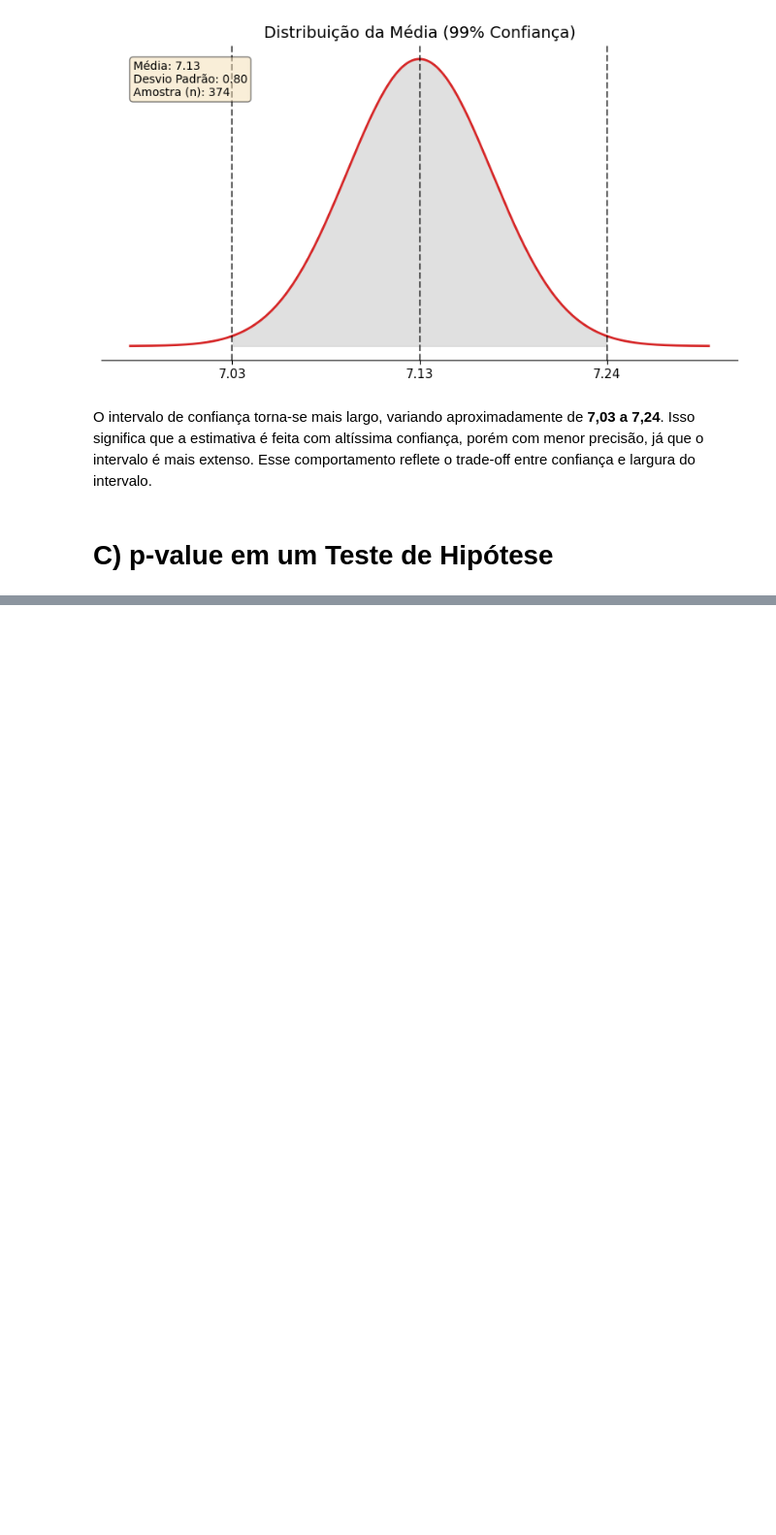
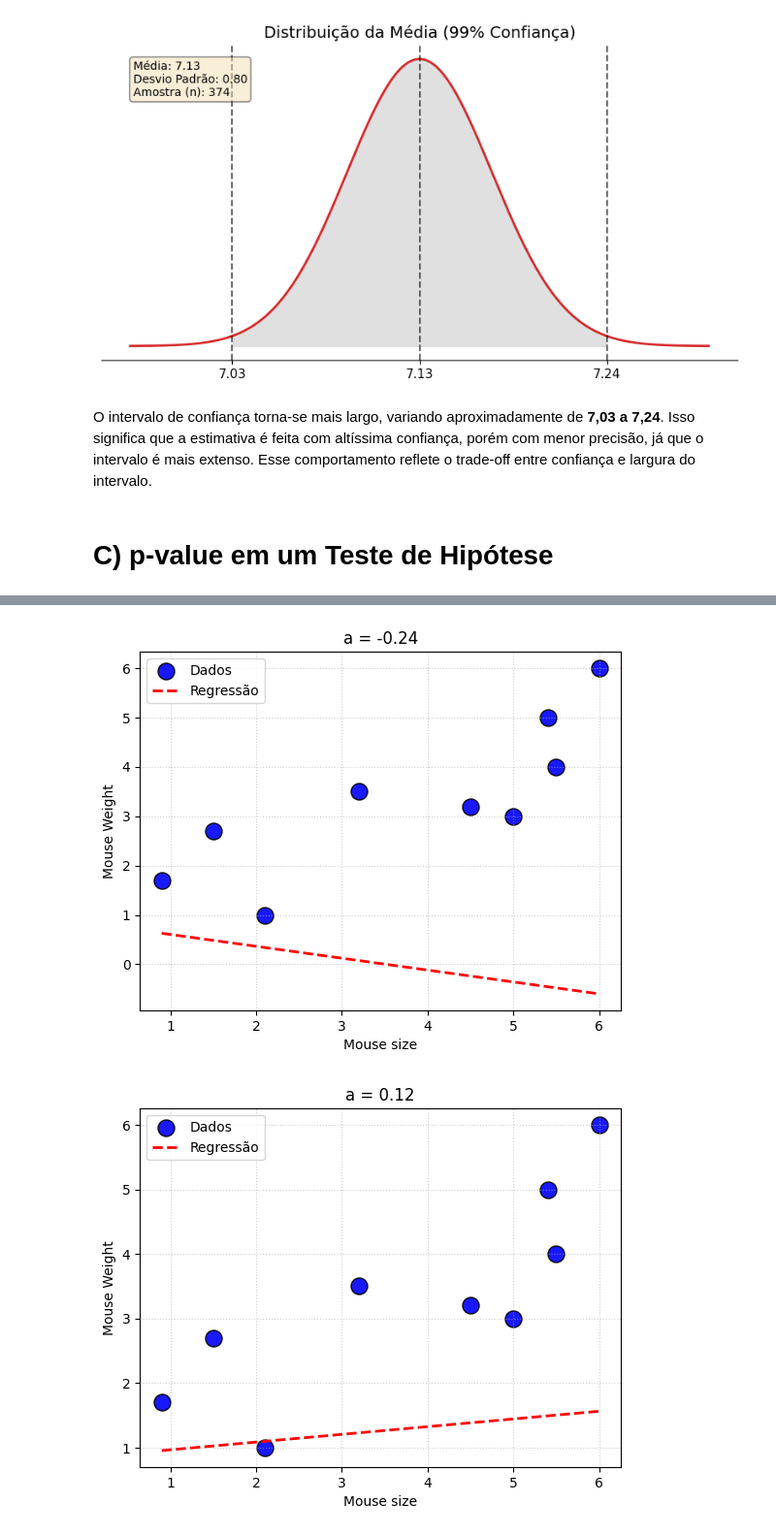
Before and after one commit to Itallo0708/Computational-Mathematics, a Jupyter notebook: notebooks/Atividade_2_2_Linear_regression_p_value_and_metrics.ipynb, the cells around one changed output, grey strips where cells are left out. Shown at 97% size. Cells and saved outputs as stored; diff of their text form; code cells hidden in the pictures; blank space fills up the shorter version.

```diff
--- a/notebooks/Atividade_2_2_Linear_regression_p_value_and_metrics.ipynb
+++ b/notebooks/Atividade_2_2_Linear_regression_p_value_and_metrics.ipynb
@@ -229,0 +320,25 @@ Esse comportamento reflete o trade-off entre confiança e largura do intervalo.
+# %%
+import statsmodels.api as sm
+from sklearn.linear_model import LinearRegression
+import matplotlib.cm as cm
+# Dados
+x = np.array([0.9, 1.5, 2.1, 3.2, 4.5, 5.0, 5.4, 5.5, 6.0])
+y = np.array([1.7, 2.7, 1.0, 3.5, 3.2, 3.0, 5.0, 4.0, 6.0])
+# Aplicando o Scikit learn
+
+X = x.reshape(-1,1)
+model_sklearn = LinearRegression()
+model_sklearn.fit(X, y)
+r2_sklearn = model_sklearn.score(X, y)
+
+b_sklearn = model_sklearn.intercept_
+a_sklearn = model_sklearn.coef_[0]
+print(f" Intercept sklearn: {b_sklearn}")
+print(f" Slope sklearn: {a_sklearn}")
+
+# Aplicando statsmodel para gerar as estatísticas
+X_stats = sm.add_constant(x)
+models_stats = sm.OLS(y, X_stats).fit()
+
+print(f"\n--- Statsmodels: Estatísticas ---")
+print(models_stats.summary())
@@ -229,0 +379,17 @@ Esse comportamento reflete o trade-off entre confiança e largura do intervalo.
+# %%
+# Criando uma lista de coeficientes angulares para os testes
+lista_a = np.linspace(a_sklearn - 0.9, a_sklearn + 0.9, 6)
+# %%
+x = np.array([0.9, 1.5, 2.1, 3.2, 4.5, 5.0, 5.4, 5.5, 6.0])
+y = np.array([1.7, 2.7, 1.0, 3.5, 3.2, 3.0, 5.0, 4.0, 6.0])
+
+# Retas com 6 diferentes coeficientes
+
+for i in range(len(lista_a)):
+  cor = 'blue'
+  slope = lista_a[i]
+  intercept = b_sklearn
+  plotar_grafico_slide(x, y, cor, slope, intercept, f"a = {lista_a[i]:.2f}")
+# %% [output]
+[figure, added]
+[figure, added]
```
Also changed, not shown: parts of 27 cells of this notebook.
